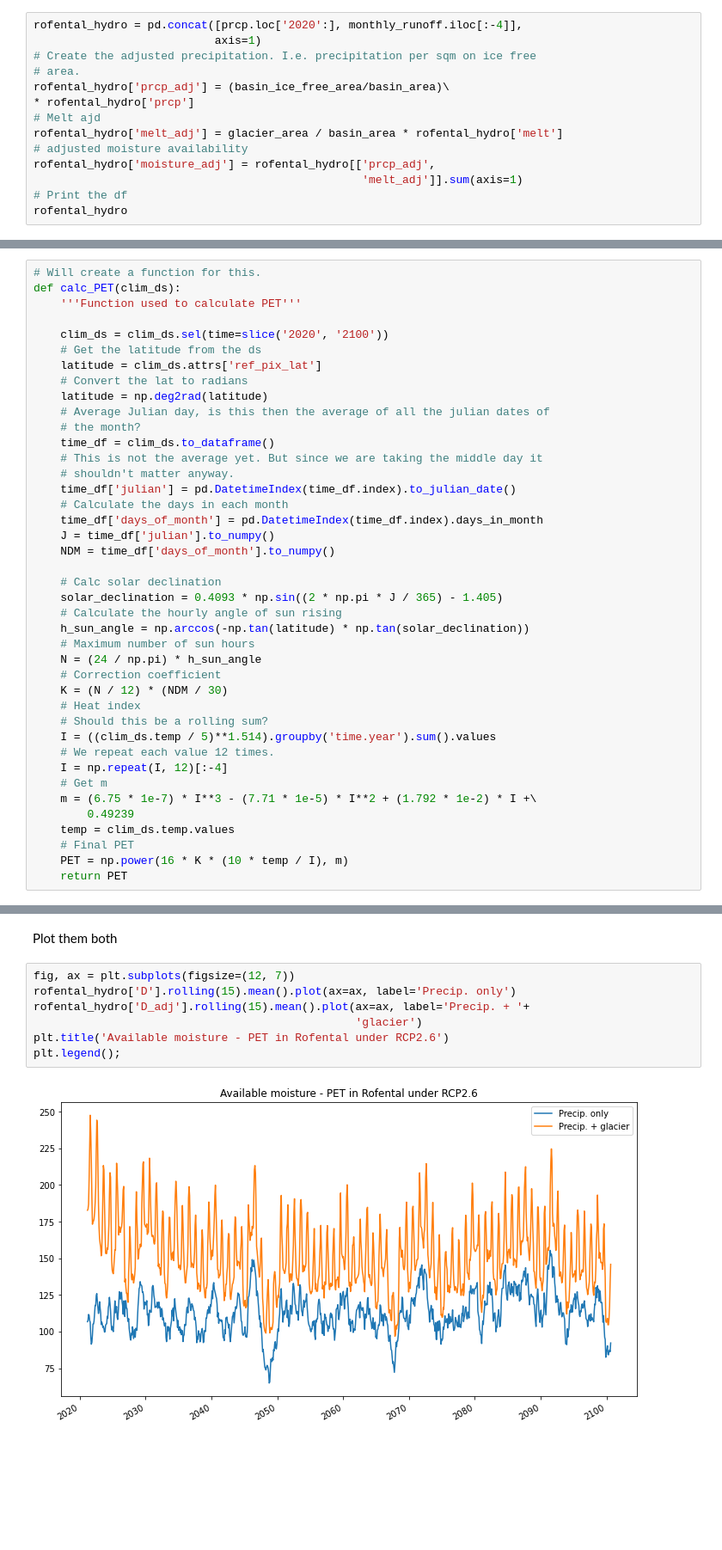
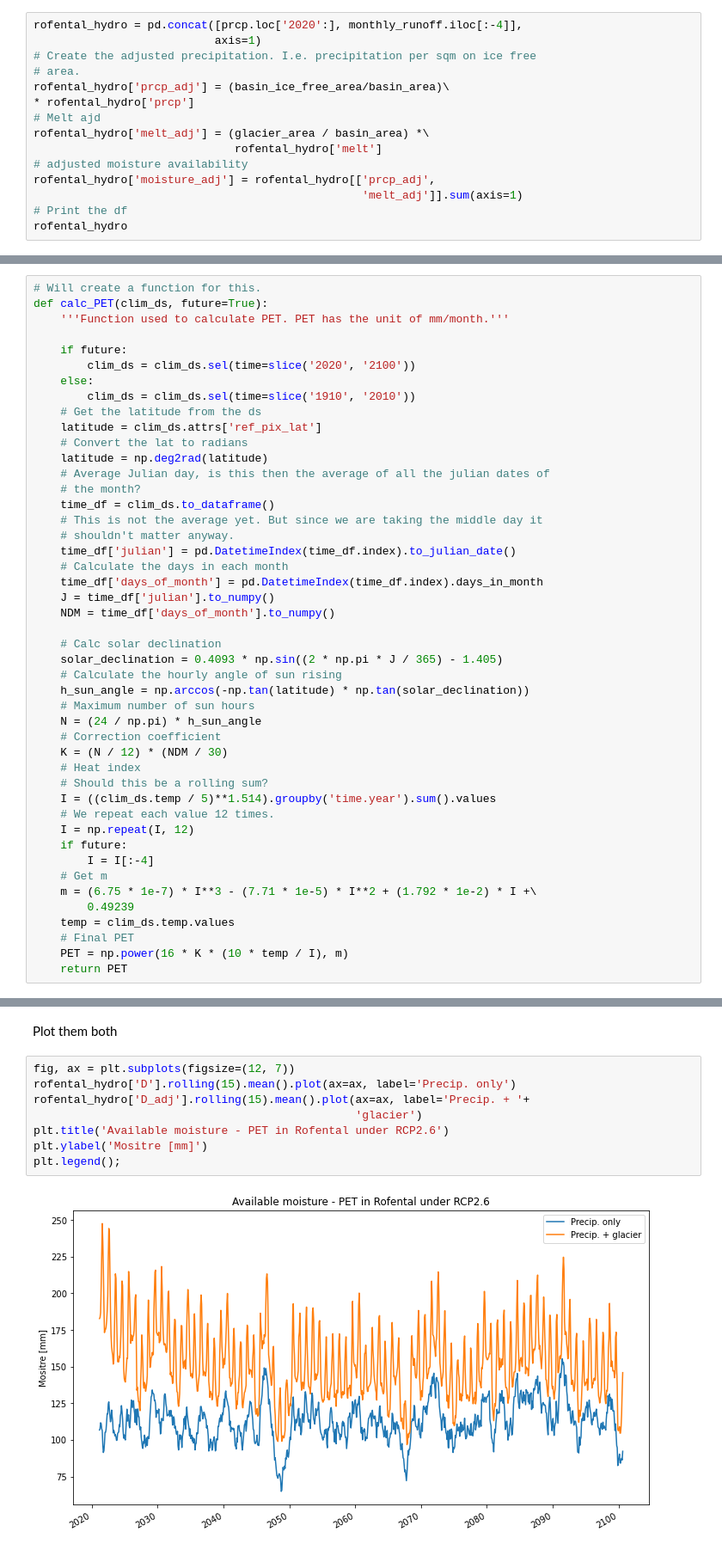
Before and after one commit to Holmgren825/msc_thesis, a Jupyter notebook: notebooks/glaciated_basin_analysis.ipynb, the cells around one changed output, grey strips where cells are left out. Shown at 86% size. Cells and saved outputs as stored; diff of their text form; blank space fills up the shorter version.

```diff
--- a/notebooks/glaciated_basin_analysis.ipynb
+++ b/notebooks/glaciated_basin_analysis.ipynb
@@ -290,7 +291,8 @@ rofental_hydro = pd.concat([prcp.loc['2020':], monthly_runoff.iloc[:-4]],
 rofental_hydro['prcp_adj'] = (basin_ice_free_area/basin_area)\
 * rofental_hydro['prcp']
 # Melt ajd
-rofental_hydro['melt_adj'] = glacier_area / basin_area * rofental_hydro['melt']
+rofental_hydro['melt_adj'] = (glacier_area / basin_area) *\
+                              rofental_hydro['melt']
 # adjusted moisture availability
 rofental_hydro['moisture_adj'] = rofental_hydro[['prcp_adj',
                                                  'melt_adj']].sum(axis=1)
@@ -336,10 +338,13 @@ To continue we need to caclualte PET. This can be done in a multitude of ways. S
 ## Calculate PET
 # %%
 # Will create a function for this.
-def calc_PET(clim_ds):
-    '''Function used to calculate PET'''
+def calc_PET(clim_ds, future=True):
+    '''Function used to calculate PET. PET has the unit of mm/month.'''
 
-    clim_ds = clim_ds.sel(time=slice('2020', '2100'))
+    if future:
+        clim_ds = clim_ds.sel(time=slice('2020', '2100'))
+    else:
+        clim_ds = clim_ds.sel(time=slice('1910', '2010'))
     # Get the latitude from the ds
     latitude = clim_ds.attrs['ref_pix_lat']
     # Convert the lat to radians
@@ -367,7 +372,9 @@ def calc_PET(clim_ds):
     # Should this be a rolling sum?
     I = ((clim_ds.temp / 5)**1.514).groupby('time.year').sum().values
     # We repeat each value 12 times.
-    I = np.repeat(I, 12)[:-4]
+    I = np.repeat(I, 12)
+    if future:
+        I = I[:-4]
     # Get m
     m = (6.75 * 1e-7) * I**3 - (7.71 * 1e-5) * I**2 + (1.792 * 1e-2) * I +\
         0.49239
@@ -394,9 +405,10 @@ Plot them both
 # %%
 fig, ax = plt.subplots(figsize=(12, 7))
 rofental_hydro['D'].rolling(15).mean().plot(ax=ax, label='Precip. only')
 rofental_hydro['D_adj'].rolling(15).mean().plot(ax=ax, label='Precip. + '+
                                                 'glacier')
 plt.title('Available moisture - PET in Rofental under RCP2.6')
+plt.ylabel('Mositre [mm]')
 plt.legend();
 # %% [output]
-[figure, old version]
+[figure, new version]
```
Also changed, not shown: parts of 31 cells of this notebook.
